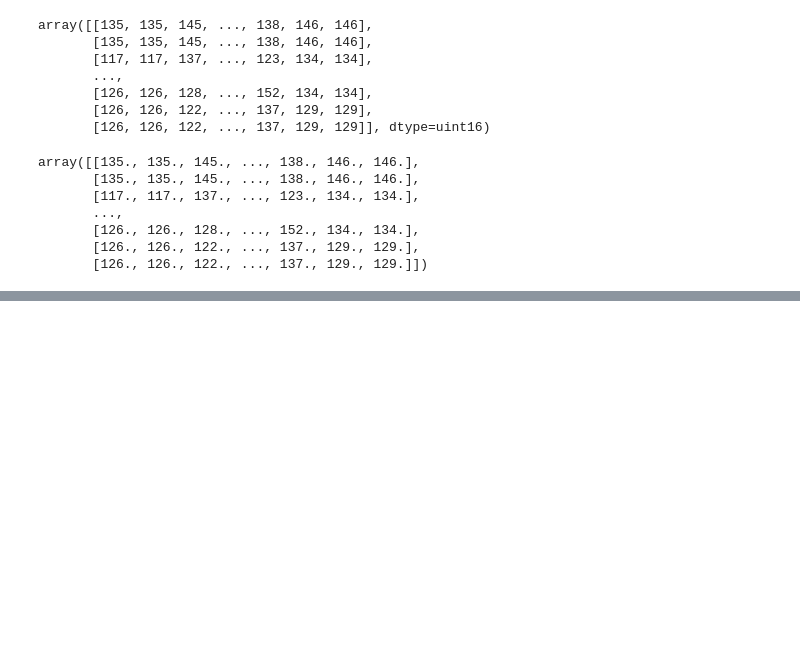
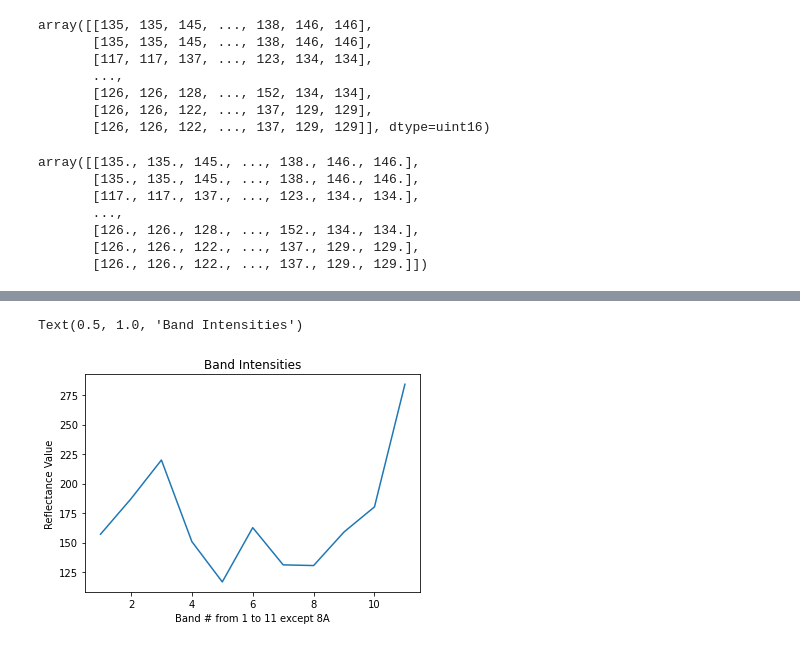
Before and after one commit to BRIJNANDA1979/CNN-Sentinel, a Jupyter notebook: Merge_bands_RGB_NIR_and_SWIR_of_BigEarthNet_using_Rasterio.ipynb, the cells around one changed output, grey strips where cells are left out. Saved outputs shown, nothing was run; the diff lists cells and outputs as text; code cells hidden in the pictures; blank space fills up the shorter version.

```diff
--- a/Merge_bands_RGB_NIR_and_SWIR_of_BigEarthNet_using_Rasterio.ipynb
+++ b/Merge_bands_RGB_NIR_and_SWIR_of_BigEarthNet_using_Rasterio.ipynb
@@ -354,0 +384,21 @@ Project multiband Raster stack.tif on basemap
+# %%
+# numbers 1-12 except band 8A
+x = np.arange(1,12)
+# lets get the average value of each band
+mean = []
+with rasterio.open('/content/drive/MyDrive/Big/stack.tif') as src:
+  for i in range(1,src.count):
+    mean.append(np.mean(src.read(i+1)))
+y=mean
+fig, ax = plt.subplots()
+# plot them as lines
+ax.plot(x, y)
+
+# Add some axis labels
+ax.set_xlabel('Band # from 1 to 11 except 8A')
+ax.set_ylabel('Reflectance Value')
+# Add a title
+ax.set_title('Band Intensities')
+# %% [output]
+Text(0.5, 1.0, 'Band Intensities')
+[figure, added]
```
Also changed, not shown: parts of 22 cells of this notebook.
